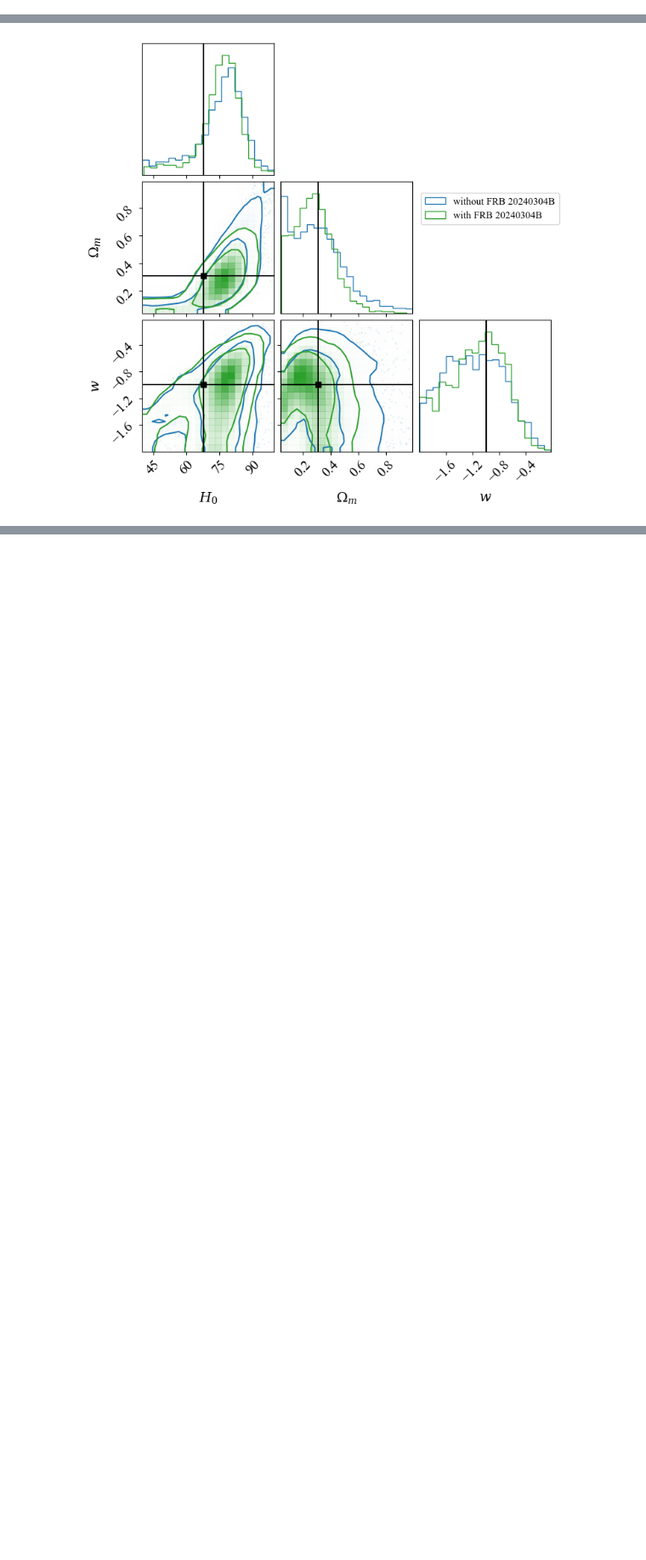
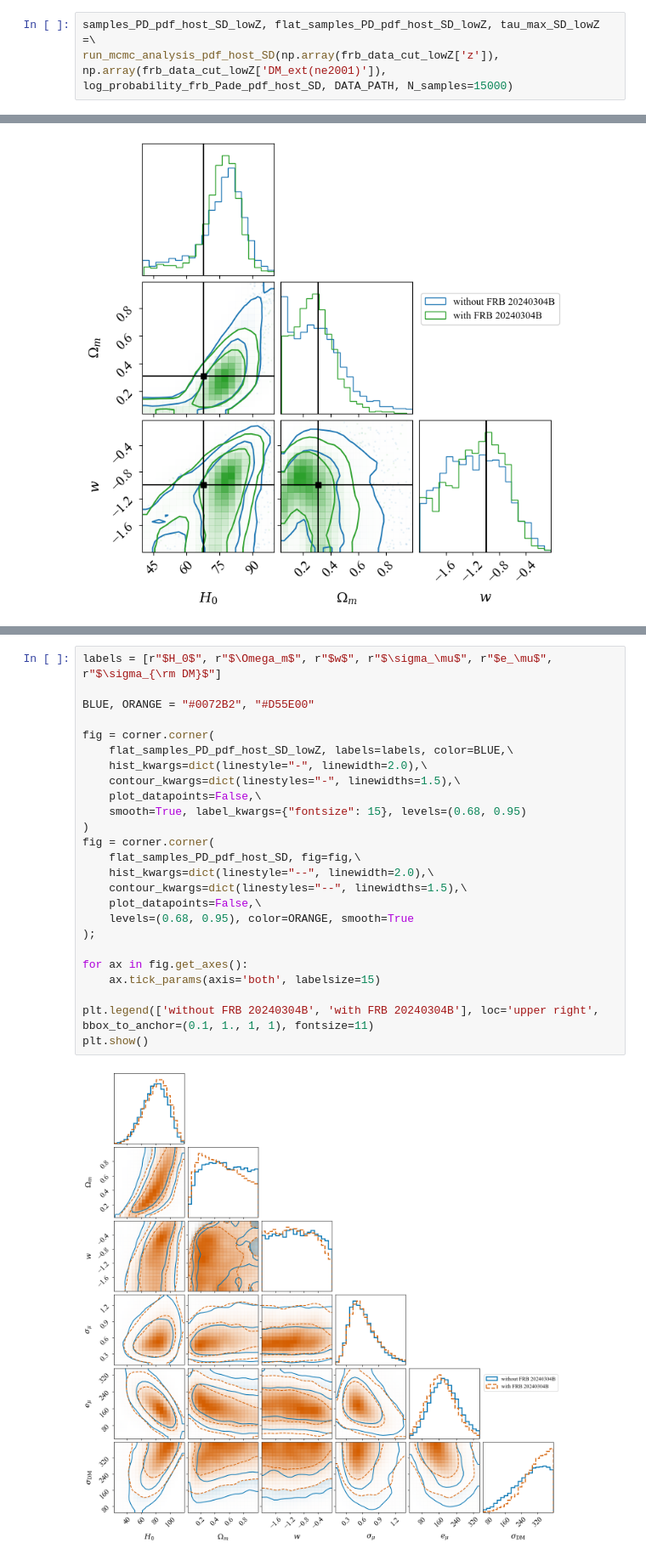
Before and after one commit to MariosNT/DM_cosmic_Pade, a Jupyter notebook: Notebooks/MCMC_observations.ipynb, the cells around one changed output, grey strips where cells are left out. Shown at 85% size. Saved outputs shown, nothing was run; the diff lists cells and outputs as text; blank space fills up the shorter version.

```diff
--- a/Notebooks/MCMC_observations.ipynb
+++ b/Notebooks/MCMC_observations.ipynb
@@ -112,2 +134,5 @@ samples_PD_pdf_host_lowZ, flat_samples_PD_pdf_host_lowZ = run_mcmc_analysis_pdf_
+# %%
+samples_PD_pdf_host_SD_lowZ, flat_samples_PD_pdf_host_SD_lowZ, tau_max_SD_lowZ =\
+run_mcmc_analysis_pdf_host_SD(np.array(frb_data_cut_lowZ['z']), np.array(frb_data_cut_lowZ['DM_ext(ne2001)']), log_probability_frb_Pade_pdf_host_SD, DATA_PATH, N_samples=15000)
 # %% [markdown]
 #### Save posterior data
@@ -274,0 +370,27 @@ plt.show()
+# %%
+labels = [r"$H_0$", r"$\Omega_m$", r"$w$", r"$\sigma_\mu$", r"$e_\mu$", r"$\sigma_{\rm DM}$"]
+
+BLUE, ORANGE = "#0072B2", "#D55E00"
+
+fig = corner.corner(
+    flat_samples_PD_pdf_host_SD_lowZ, labels=labels, color=BLUE,\
+    hist_kwargs=dict(linestyle="-", linewidth=2.0),\
+    contour_kwargs=dict(linestyles="-", linewidths=1.5),\
+    plot_datapoints=False,\
+    smooth=True, label_kwargs={"fontsize": 15}, levels=(0.68, 0.95)
+)
+fig = corner.corner(
+    flat_samples_PD_pdf_host_SD, fig=fig,\
+    hist_kwargs=dict(linestyle="--", linewidth=2.0),\
+    contour_kwargs=dict(linestyles="--", linewidths=1.5),\
+    plot_datapoints=False,\
+    levels=(0.68, 0.95), color=ORANGE, smooth=True
+);
+
+for ax in fig.get_axes():
+    ax.tick_params(axis='both', labelsize=15)
+
+plt.legend(['without FRB 20240304B', 'with FRB 20240304B'], loc='upper right', bbox_to_anchor=(0.1, 1., 1, 1), fontsize=11)
+plt.show()
+# %% [output]
+[figure, added]
```
Also changed, not shown: parts of 47 cells of this notebook, 3 other files.
